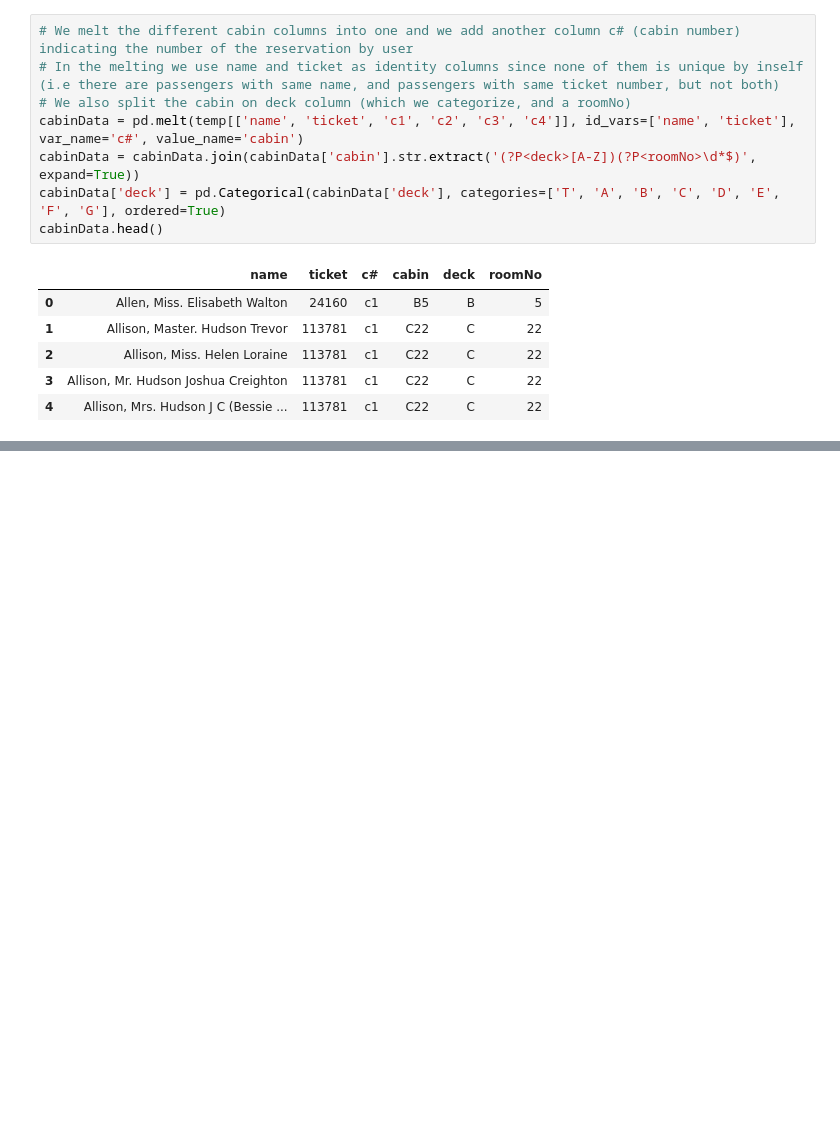
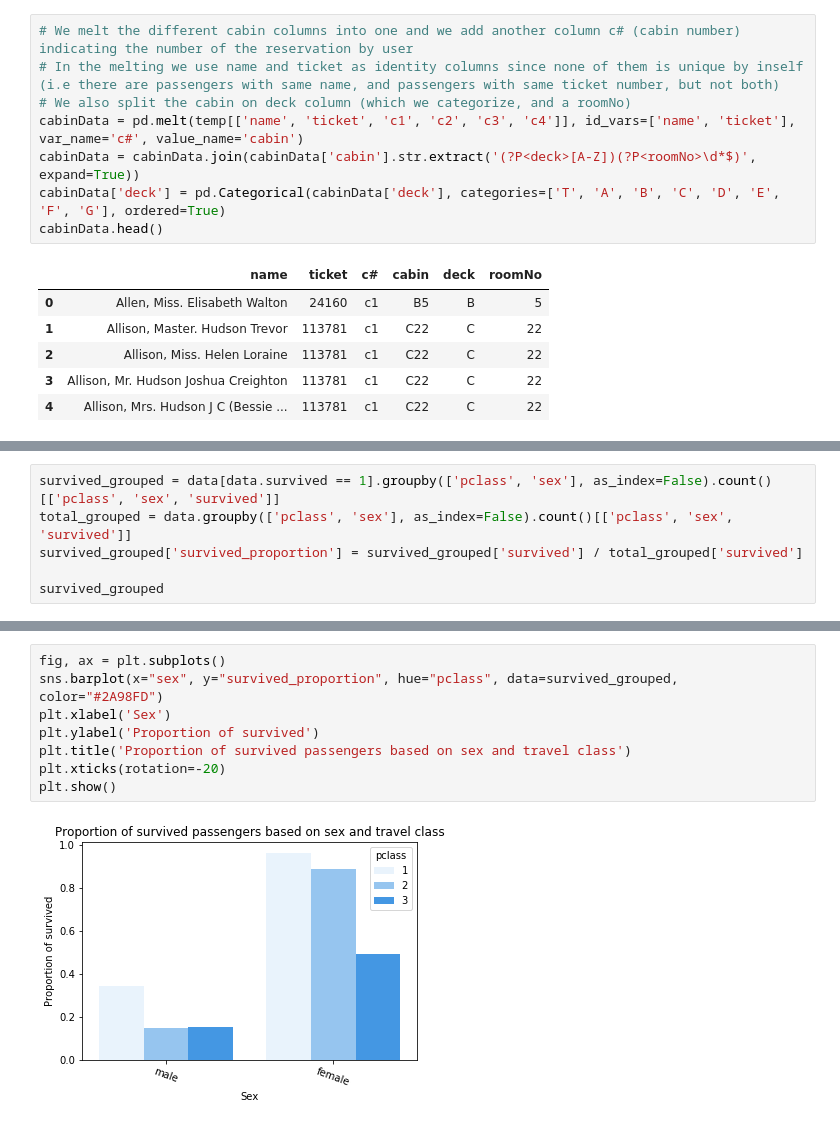
Before and after one commit to martinj96/Ada2017, a Jupyter notebook: Homework 1/Homework 1.ipynb, the cells around one changed output, grey strips where cells are left out. Drawn from its saved outputs; the diff is of its cells as text; blank space fills up the shorter version.

```diff
--- a/Homework 1/Homework 1.ipynb
+++ b/Homework 1/Homework 1.ipynb
@@ -403,0 +412,6 @@ plt.show()
+# %%
+survived_grouped = data[data.survived == 1].groupby(['pclass', 'sex'], as_index=False).count()[['pclass', 'sex', 'survived']]
+total_grouped = data.groupby(['pclass', 'sex'], as_index=False).count()[['pclass', 'sex', 'survived']]
+survived_grouped['survived_proportion'] = survived_grouped['survived'] / total_grouped['survived']
+
+survived_grouped
@@ -403,0 +426,10 @@ plt.show()
+# %%
+fig, ax = plt.subplots()
+sns.barplot(x="sex", y="survived_proportion", hue="pclass", data=survived_grouped, color="#2A98FD")
+plt.xlabel('Sex')
+plt.ylabel('Proportion of survived')
+plt.title('Proportion of survived passengers based on sex and travel class')
+plt.xticks(rotation=-20)
+plt.show()
+# %% [output]
+[figure, added]
```
Also changed, not shown: parts of 15 cells of this notebook.
